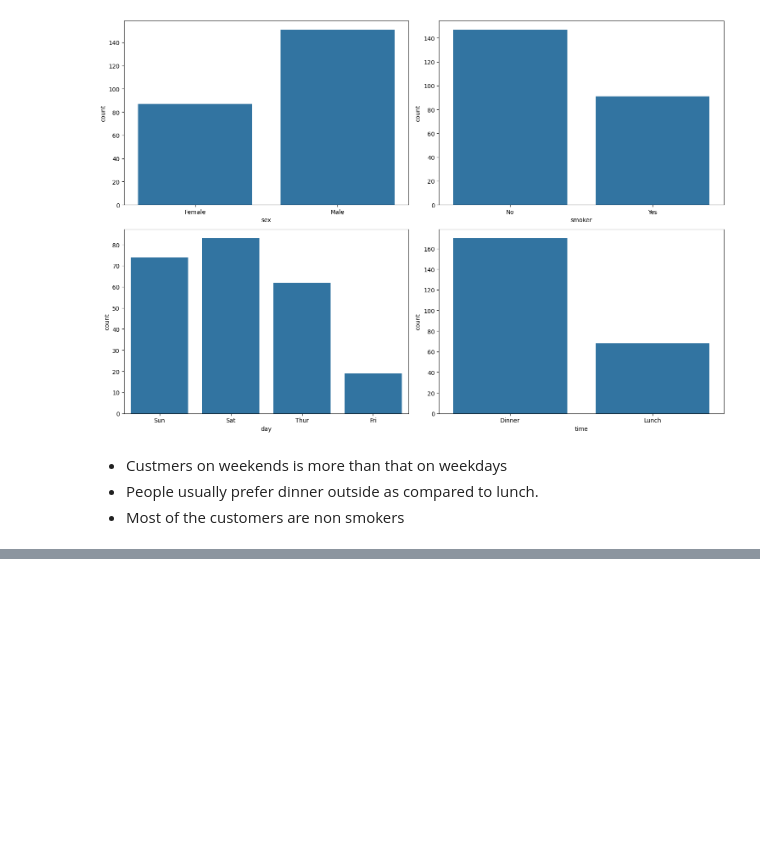
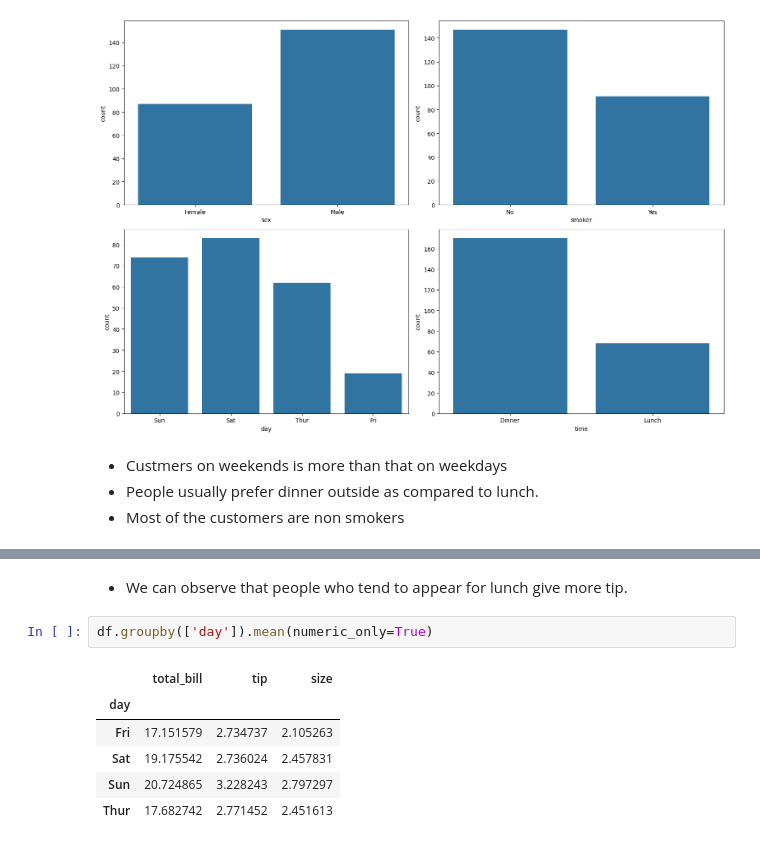
Before and after one commit to rizz045/Waiter-s-Tip-Prediction-using-Machine-Learning, a Jupyter notebook: Waiter’s_Tip_Prediction_using_Machine_Learning.ipynb, the cells around one changed output, grey strips where cells are left out. Drawn from its saved outputs; the diff is of its cells as text; blank space fills up the shorter version.

```diff
--- a/Waiter’s_Tip_Prediction_using_Machine_Learning.ipynb
+++ b/Waiter’s_Tip_Prediction_using_Machine_Learning.ipynb
@@ -160,0 +177,11 @@ Index(['total_bill', 'tip', 'sex', 'smoker', 'day', 'time', 'size'], dtype='obje
+# %% [markdown]
+* We can observe that people who tend to appear for lunch give more tip.
+# %%
+df.groupby(['day']).mean(numeric_only=True)
+# %% [output]
+|  | total_bill | tip | size |
+| day |  |  |  |
+| Fri | 17.151579 | 2.734737 | 2.105263 |
+| Sat | 19.175542 | 2.736024 | 2.457831 |
+| Sun | 20.724865 | 3.228243 | 2.797297 |
+| Thur | 17.682742 | 2.771452 | 2.451613 |
```
Also changed, not shown: parts of 14 cells of this notebook.
